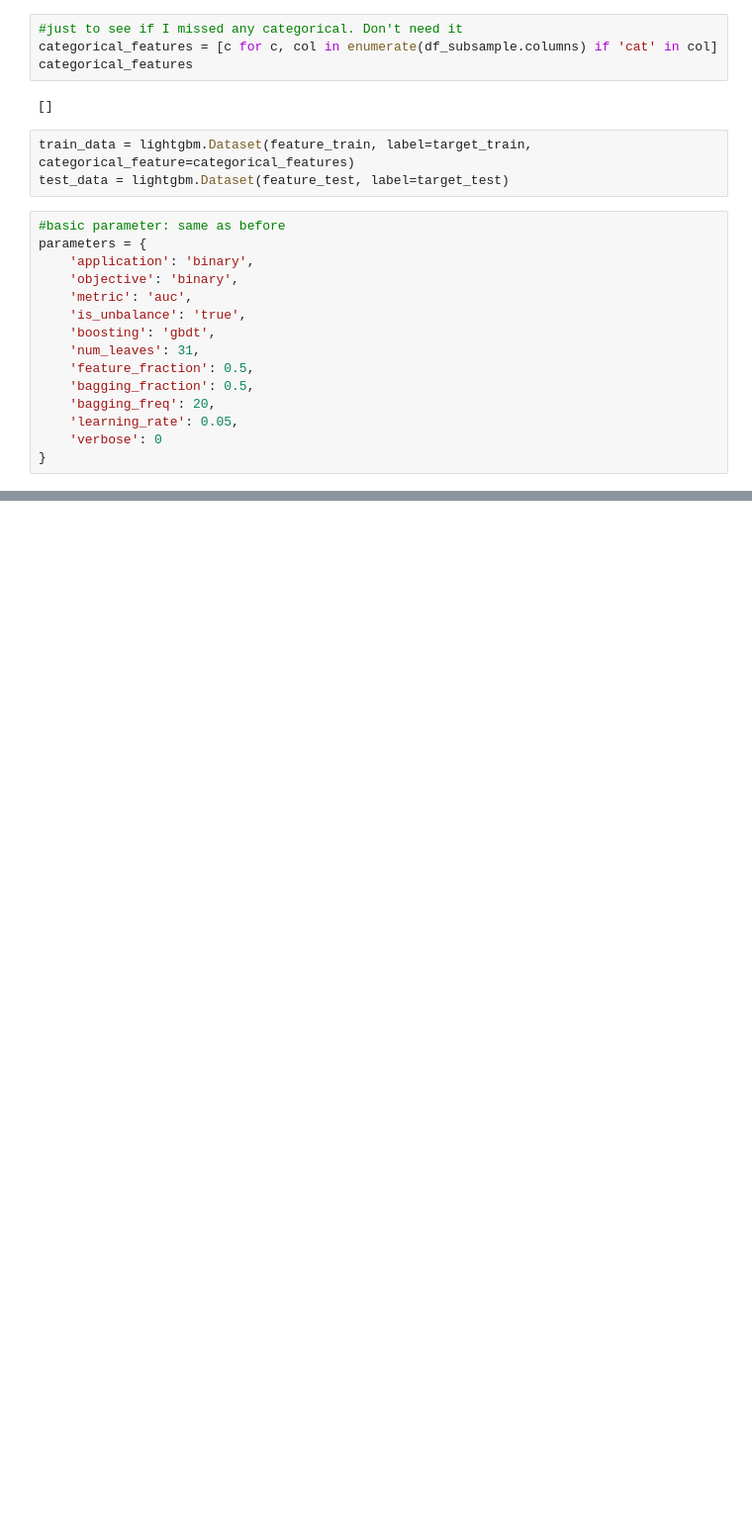
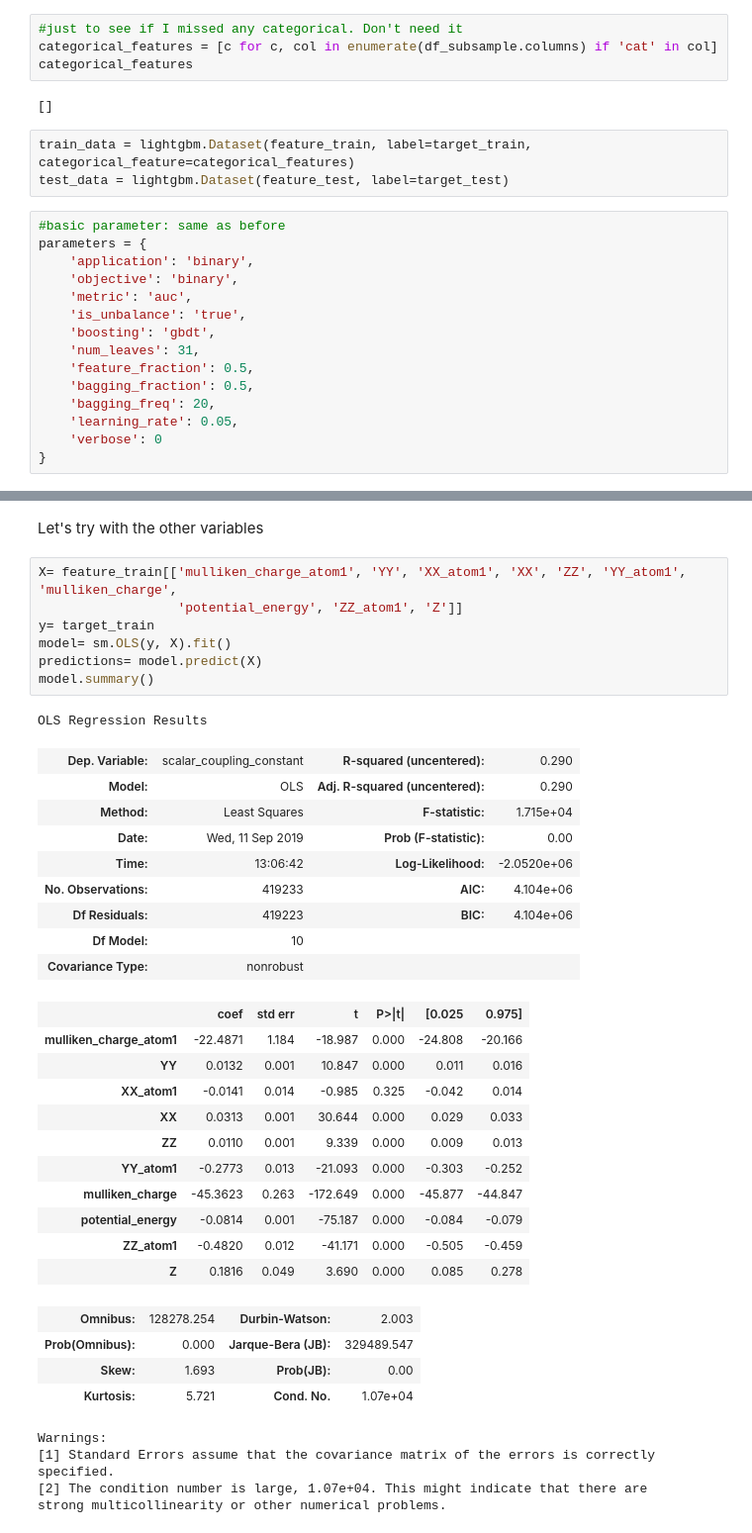
Before and after one commit to imamun93/Molecular_Properties, a Jupyter notebook: LinearRegression.ipynb, the cells around one changed output, grey strips where cells are left out. Shown at 99% size. Cells and saved outputs as stored; diff of their text form; blank space fills up the shorter version.

```diff
--- a/LinearRegression.ipynb
+++ b/LinearRegression.ipynb
@@ -176,0 +264,39 @@ plt.show()
+# %% [markdown]
+Let's try with the other variables
+# %%
+X= feature_train[['mulliken_charge_atom1', 'YY', 'XX_atom1', 'XX', 'ZZ', 'YY_atom1', 'mulliken_charge',
+                  'potential_energy', 'ZZ_atom1', 'Z']]
+y= target_train
+model= sm.OLS(y, X).fit()
+predictions= model.predict(X)
+model.summary()
+# %% [output]
+OLS Regression Results
+| Dep. Variable: | scalar_coupling_constant | R-squared (uncentered): | 0.290 |
+| Model: | OLS | Adj. R-squared (uncentered): | 0.290 |
+| Method: | Least Squares | F-statistic: | 1.715e+04 |
+| Date: | Wed, 11 Sep 2019 | Prob (F-statistic): | 0.00 |
+| Time: | 13:06:42 | Log-Likelihood: | -2.0520e+06 |
+| No. Observations: | 419233 | AIC: | 4.104e+06 |
+| Df Residuals: | 419223 | BIC: | 4.104e+06 |
+| Df Model: | 10 |  |  |
+| Covariance Type: | nonrobust |  |  |
+|  | coef | std err | t | P>|t| | [0.025 | 0.975] |
+| mulliken_charge_atom1 | -22.4871 | 1.184 | -18.987 | 0.000 | -24.808 | -20.166 |
+| YY | 0.0132 | 0.001 | 10.847 | 0.000 | 0.011 | 0.016 |
+| XX_atom1 | -0.0141 | 0.014 | -0.985 | 0.325 | -0.042 | 0.014 |
+| XX | 0.0313 | 0.001 | 30.644 | 0.000 | 0.029 | 0.033 |
+| ZZ | 0.0110 | 0.001 | 9.339 | 0.000 | 0.009 | 0.013 |
+| YY_atom1 | -0.2773 | 0.013 | -21.093 | 0.000 | -0.303 | -0.252 |
+| mulliken_charge | -45.3623 | 0.263 | -172.649 | 0.000 | -45.877 | -44.847 |
+| potential_energy | -0.0814 | 0.001 | -75.187 | 0.000 | -0.084 | -0.079 |
+| ZZ_atom1 | -0.4820 | 0.012 | -41.171 | 0.000 | -0.505 | -0.459 |
+| Z | 0.1816 | 0.049 | 3.690 | 0.000 | 0.085 | 0.278 |
+| Omnibus: | 128278.254 | Durbin-Watson: | 2.003 |
+| Prob(Omnibus): | 0.000 | Jarque-Bera (JB): | 329489.547 |
+| Skew: | 1.693 | Prob(JB): | 0.00 |
+| Kurtosis: | 5.721 | Cond. No. | 1.07e+04 |
+Warnings:
+[1] Standard Errors assume that the covariance matrix of the errors is correctly specified.
+[2] The condition number is large, 1.07e+04. This might indicate that there are
+strong multicollinearity or other numerical problems.
```
Also changed, not shown: parts of 16 cells of this notebook.
